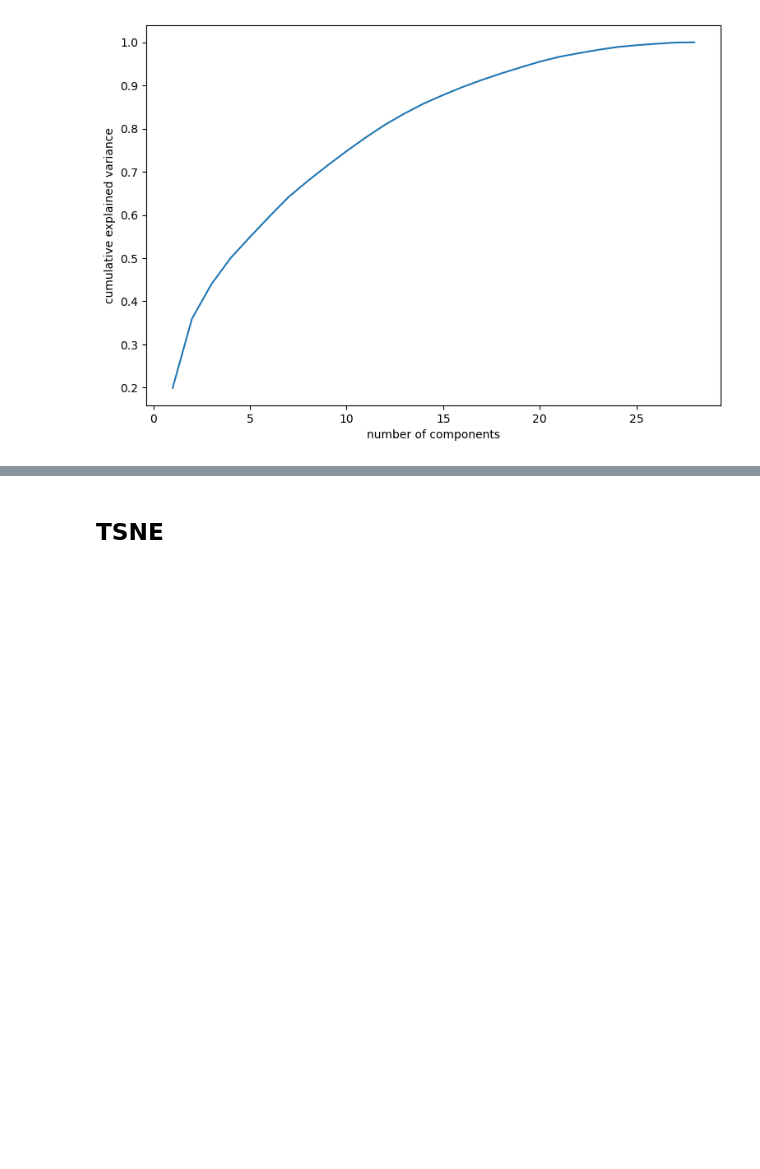
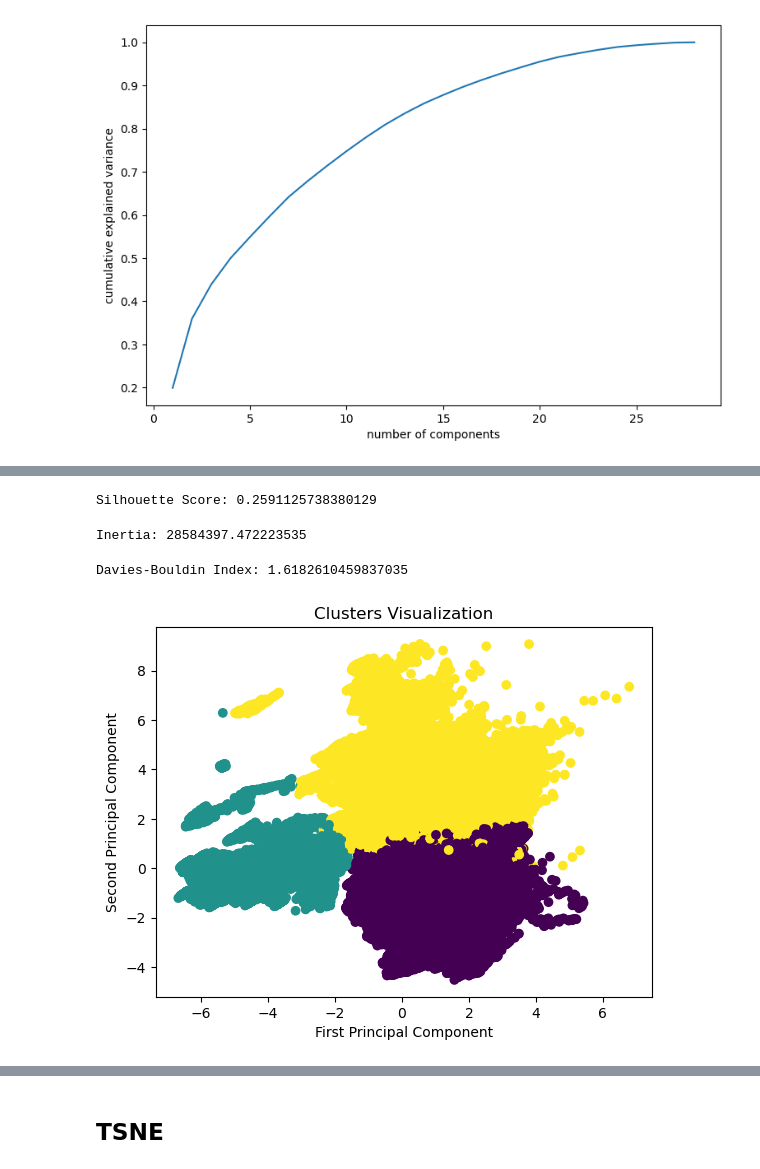
Before and after one commit to sienkozuzanna/ml-activity-detection, a Jupyter notebook: features engineering/feature_engineering_pipelines.ipynb, the cells around one changed output, grey strips where cells are left out. Saved outputs shown, nothing was run; the diff lists cells and outputs as text; code cells hidden in the pictures; blank space fills up the shorter version.

```diff
--- a/features engineering/feature_engineering_pipelines.ipynb
+++ b/features engineering/feature_engineering_pipelines.ipynb
@@ -389,3 +467,13 @@ plt.ylabel('cumulative explained variance')
 # %% [output]
 Text(0, 0.5, 'cumulative explained variance')
 [figure]
+# %%
+num_components = 20
+
+pca = PCA(n_components=num_components)
+X_pca_reduced = pca.fit_transform(X_train_transformed)
+
+#kmeans = KMeans(n_clusters=3, random_state=42)
+#clusters = kmeans.fit_predict(X_pca_reduced)
+
+#X_train_transformed['cluster'] = clusters
@@ -391,0 +496,30 @@ Text(0, 0.5, 'cumulative explained variance')
+# %%
+sample_size = min(10000, len(X_pca_reduced))
+indices = np.random.choice(len(X_pca_reduced), sample_size, replace=False)
+X_sample = X_pca_reduced[indices]
+clusters_sample = clusters[indices]
+
+silhouette_avg = silhouette_score(X_sample, clusters_sample)
+print(f"Silhouette Score: {silhouette_avg}")
+# %% [output]
+Silhouette Score: 0.2591125738380129
+# %%
+inertia = kmeans.inertia_
+print(f"Inertia: {inertia}")
+# %% [output]
+Inertia: 28584397.472223535
+# %%
+db_index = davies_bouldin_score(X_pca_reduced, clusters)
+print(f"Davies-Bouldin Index: {db_index}")
+# %% [output]
+Davies-Bouldin Index: 1.6182610459837035
+# %%
+import matplotlib.pyplot as plt
+
+plt.scatter(X_pca_reduced[:, 0], X_pca_reduced[:, 1], c=clusters, cmap='viridis')
+plt.xlabel('First Principal Component')
+plt.ylabel('Second Principal Component')
+plt.title('Clusters Visualization')
+plt.show()
+# %% [output]
+[figure, added]
```
Also changed, not shown: parts of 35 cells of this notebook.
